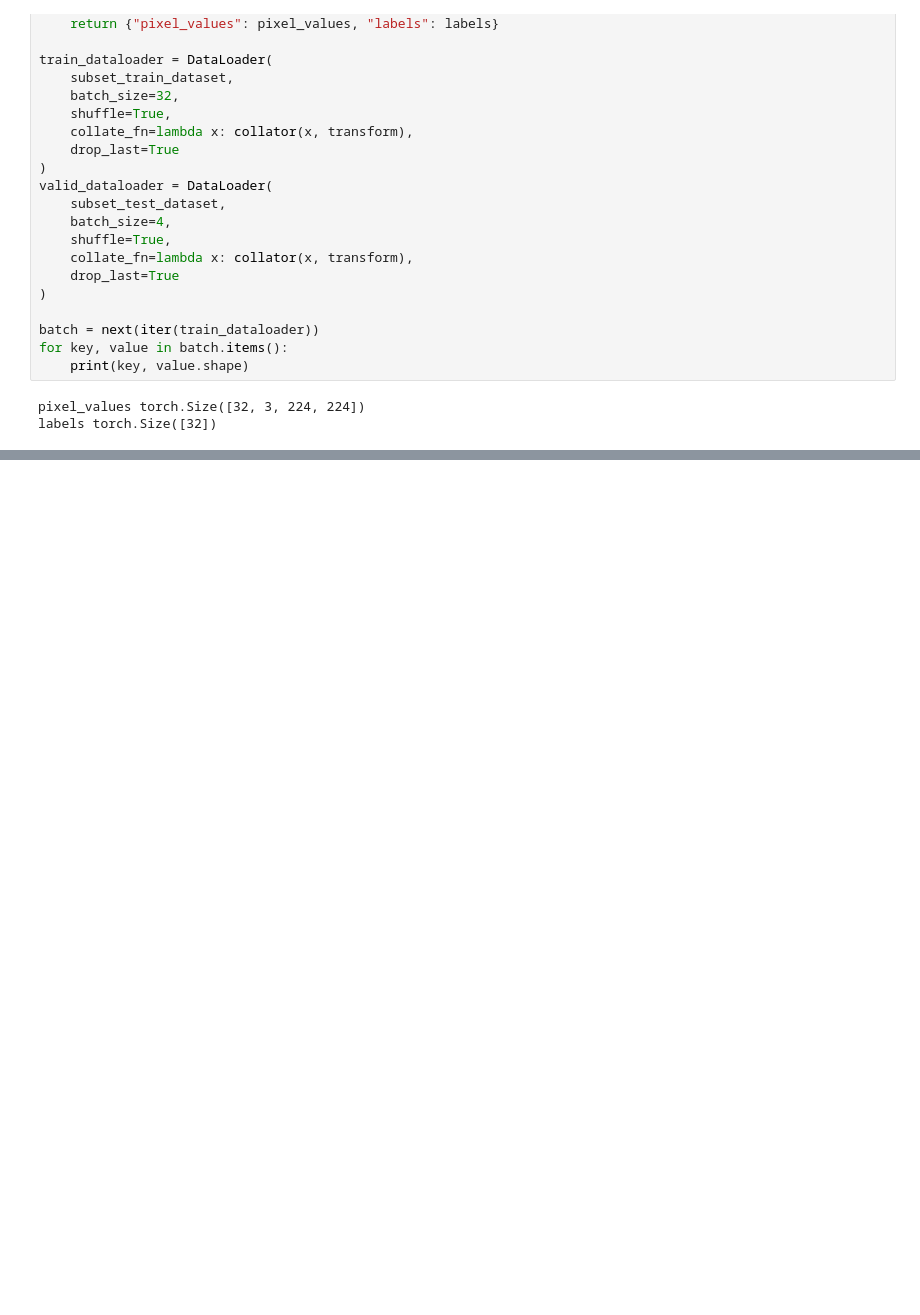
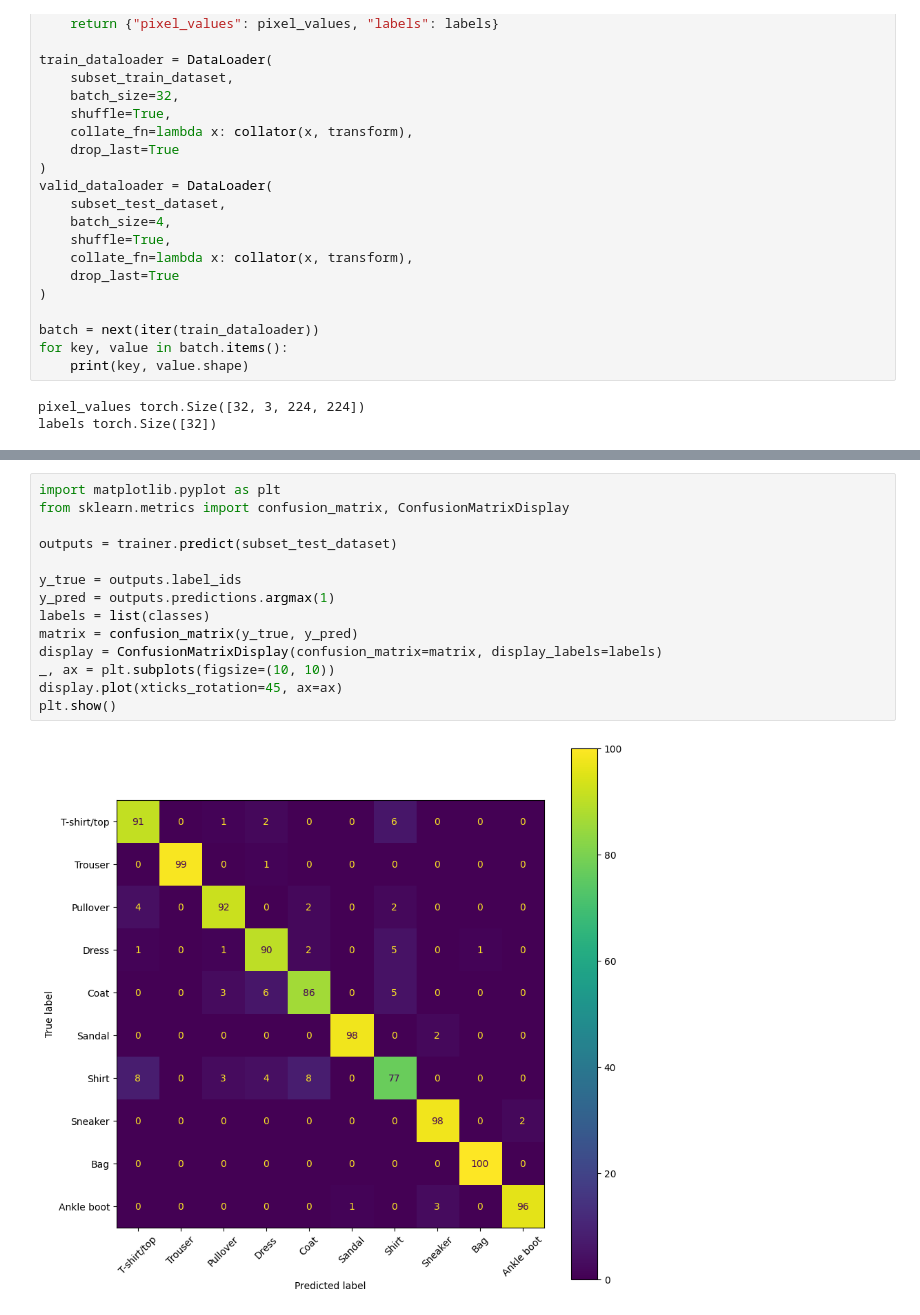
Before and after one commit to hyeonjoo0719-jpg/vision_transfomer, a Jupyter notebook: vit.ipynb, the cells around one changed output, grey strips where cells are left out. Saved outputs shown, nothing was run; the diff lists cells and outputs as text; blank space fills up the shorter version.

```diff
--- a/vit.ipynb
+++ b/vit.ipynb
@@ -95,0 +208,16 @@ print(model.classifier)
+# %%
+import matplotlib.pyplot as plt
+from sklearn.metrics import confusion_matrix, ConfusionMatrixDisplay
+
+outputs = trainer.predict(subset_test_dataset)
+
+y_true = outputs.label_ids
+y_pred = outputs.predictions.argmax(1)
+labels = list(classes)
+matrix = confusion_matrix(y_true, y_pred)
+display = ConfusionMatrixDisplay(confusion_matrix=matrix, display_labels=labels)
+_, ax = plt.subplots(figsize=(10, 10))
+display.plot(xticks_rotation=45, ax=ax)
+plt.show()
+# %% [output]
+[figure, added]
```
Also changed, not shown: parts of 5 cells of this notebook, 1 other file.
